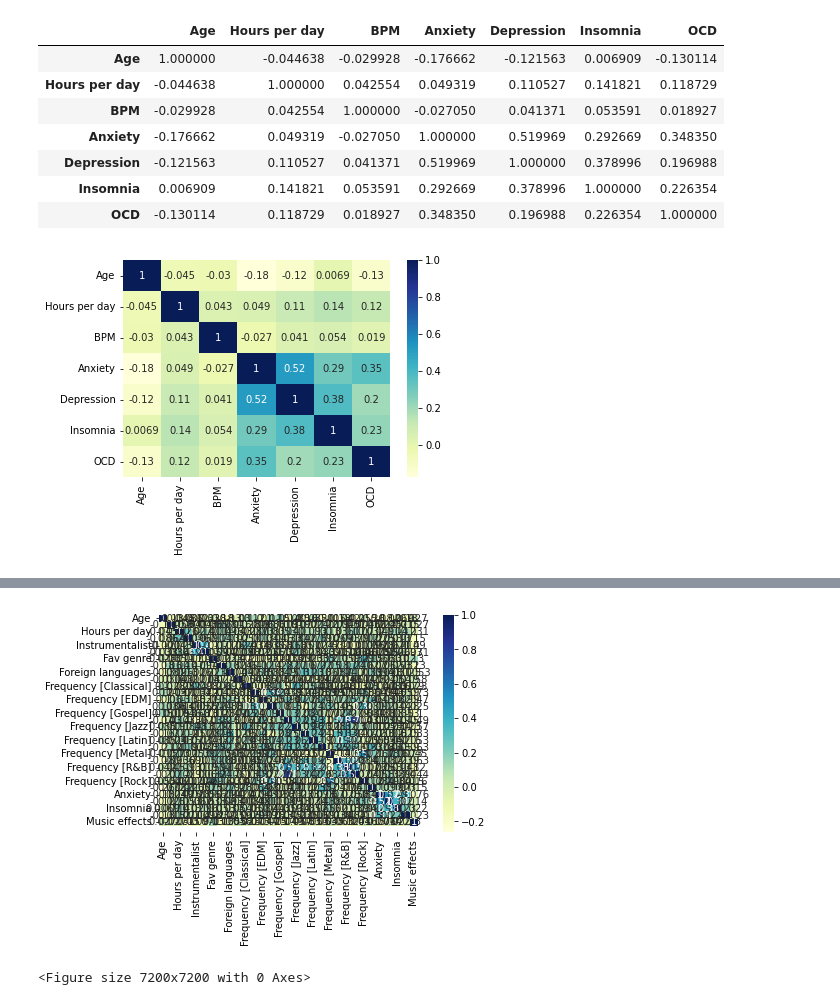
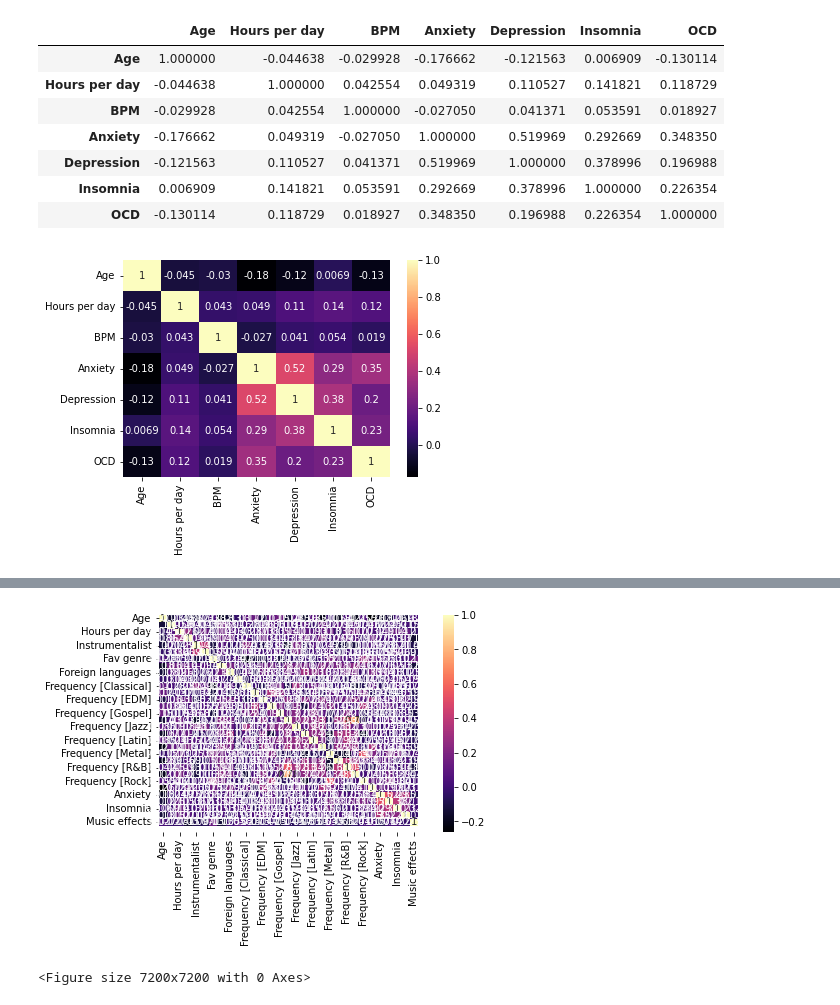
Before and after one commit to DivyanshTiwari23/BRSM_Project, a Jupyter notebook: BRSM_Project_Psyduck.ipynb, the cells around one changed output, grey strips where cells are left out. Cells and saved outputs as stored; diff of their text form; code cells hidden in the pictures.

```diff
--- a/BRSM_Project_Psyduck.ipynb
+++ b/BRSM_Project_Psyduck.ipynb
@@ -49,10 +49,10 @@ df.corr()
 | Insomnia | 0.006909 | 0.141821 | 0.053591 | 0.292669 | 0.378996 | 1.000000 | 0.226354 |
 | OCD | -0.130114 | 0.118729 | 0.018927 | 0.348350 | 0.196988 | 0.226354 | 1.000000 |
 # %%
-dataplot = sns.heatmap(df.corr(), cmap="YlGnBu", annot=True)
+dataplot = sns.heatmap(df.corr(), cmap="magma", annot=True)
 plt.show()
 # %% [output]
-[figure, old version]
+[figure, new version]
 # %%
 #  changing categorical values to numeric
 
@@ -72,9 +72,9 @@ df.head()
 | 4 | 8/27/2022 21:54:47 | 18.0 | 4 | 4.0 | 1 | 0 | 0 | ... |
 5 rows × 33 columns
 # %%
-dataplot = sns.heatmap(df.corr(), cmap="YlGnBu", annot=True)
+dataplot = sns.heatmap(df.corr(), cmap="magma", annot=True)
 plt.figure(figsize =(100,100))
 plt.show()
 # %% [output]
-[figure, old version]
+[figure, new version]
 <Figure size 7200x7200 with 0 Axes>
```
Also changed, not shown: parts of 1 cell of this notebook.
